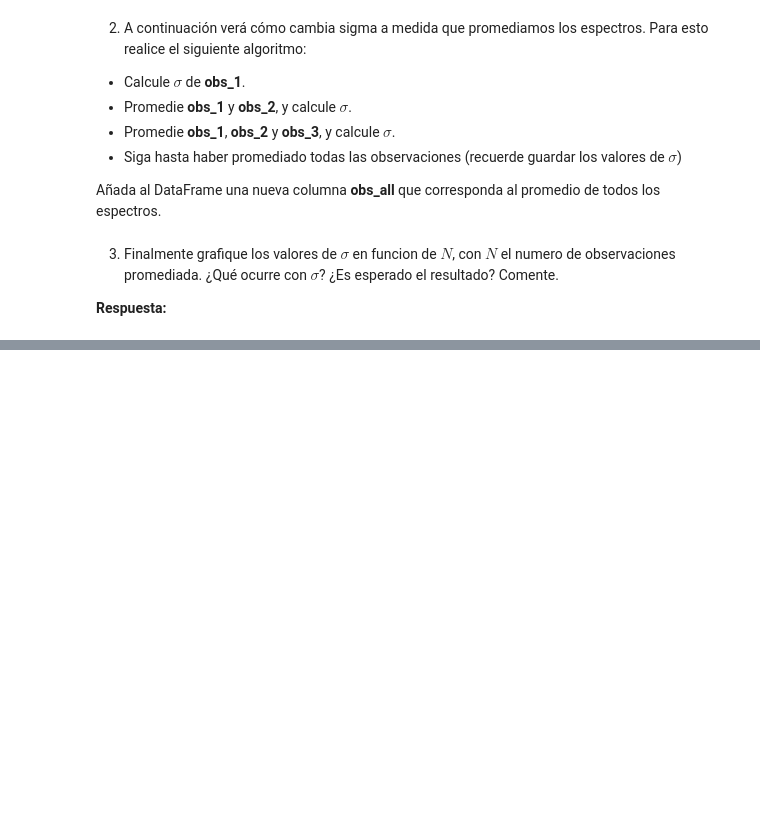
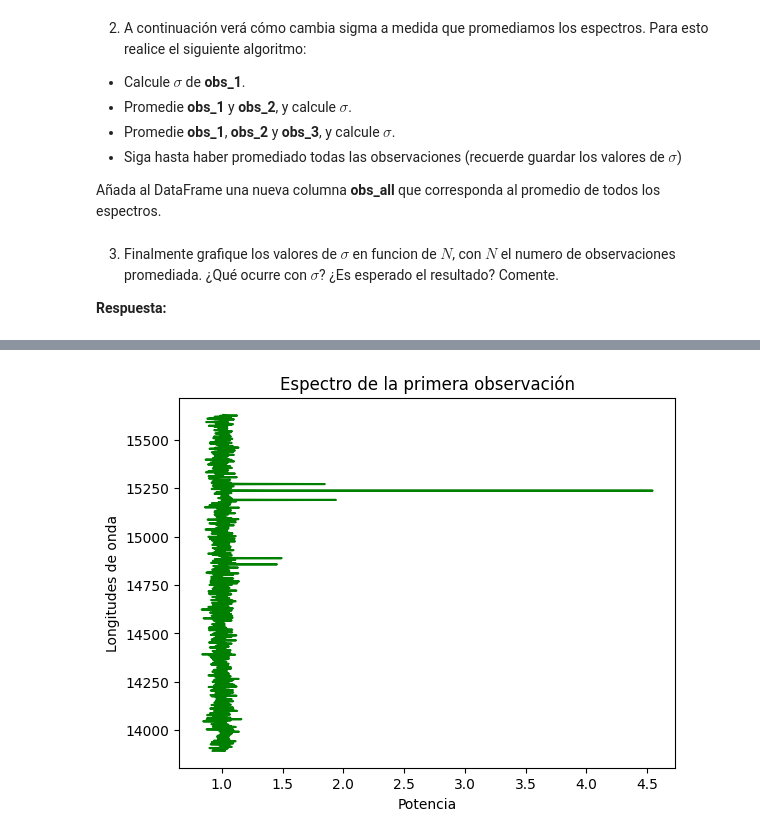
Before and after one commit to sebamonteirov/Tarea-2, a Jupyter notebook: Tarea2.ipynb, the cells around one changed output, grey strips where cells are left out. Saved outputs shown, nothing was run; the diff lists cells and outputs as text; code cells hidden in the pictures; blank space fills up the shorter version.

```diff
--- a/Tarea2.ipynb
+++ b/Tarea2.ipynb
@@ -403,0 +425,14 @@ Finalmente grafique el promedio de todas las observaciones (columna **obs_all**
+# %%
+#plot obs_all vs wlth
+plt.plot(obs_all, wlth, color='green')
+
+#añadir etiquetas y título
+plt.xlabel('Potencia')
+plt.ylabel('Longitudes de onda')
+plt.title('Espectro de la primera observación')
+#plt.legend()
+
+#mostrar el gráfico
+plt.show()
+# %% [output]
+[figure, added]
```
Also changed, not shown: parts of 4 cells of this notebook.
